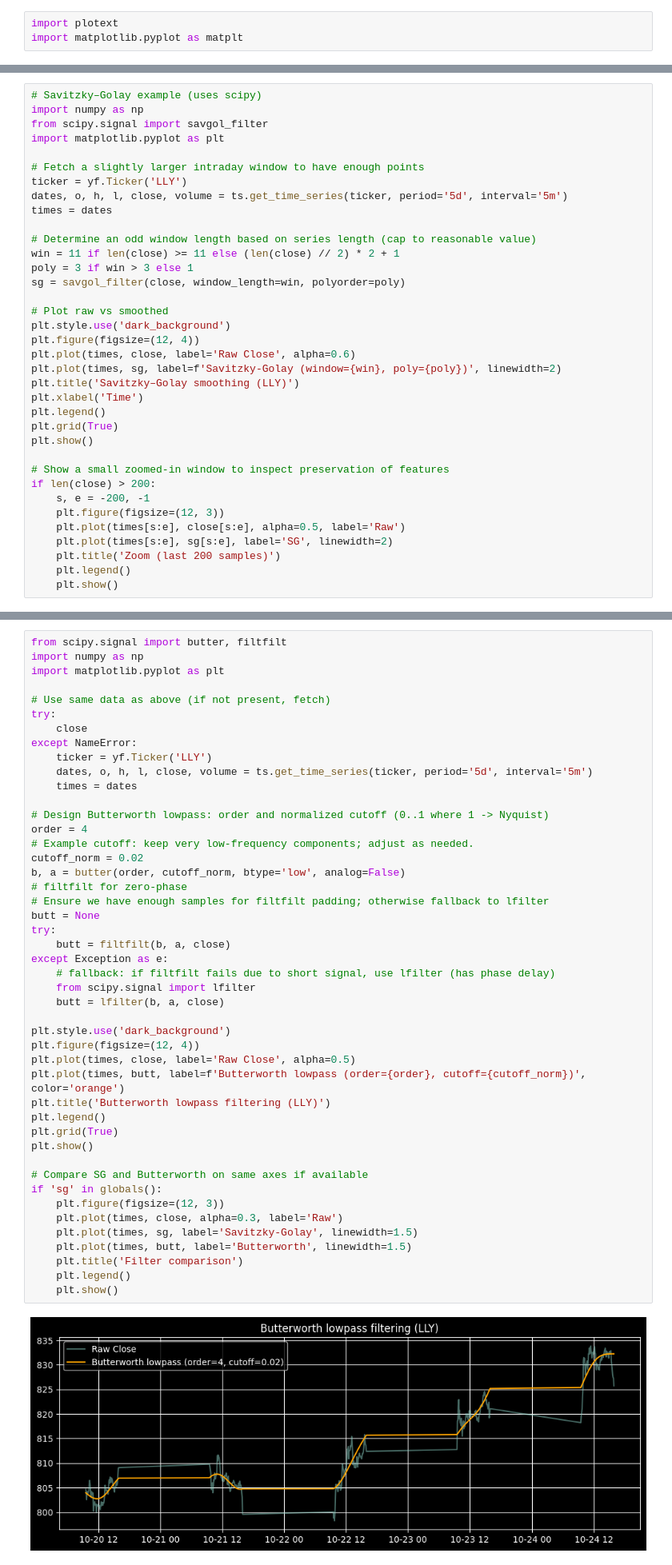
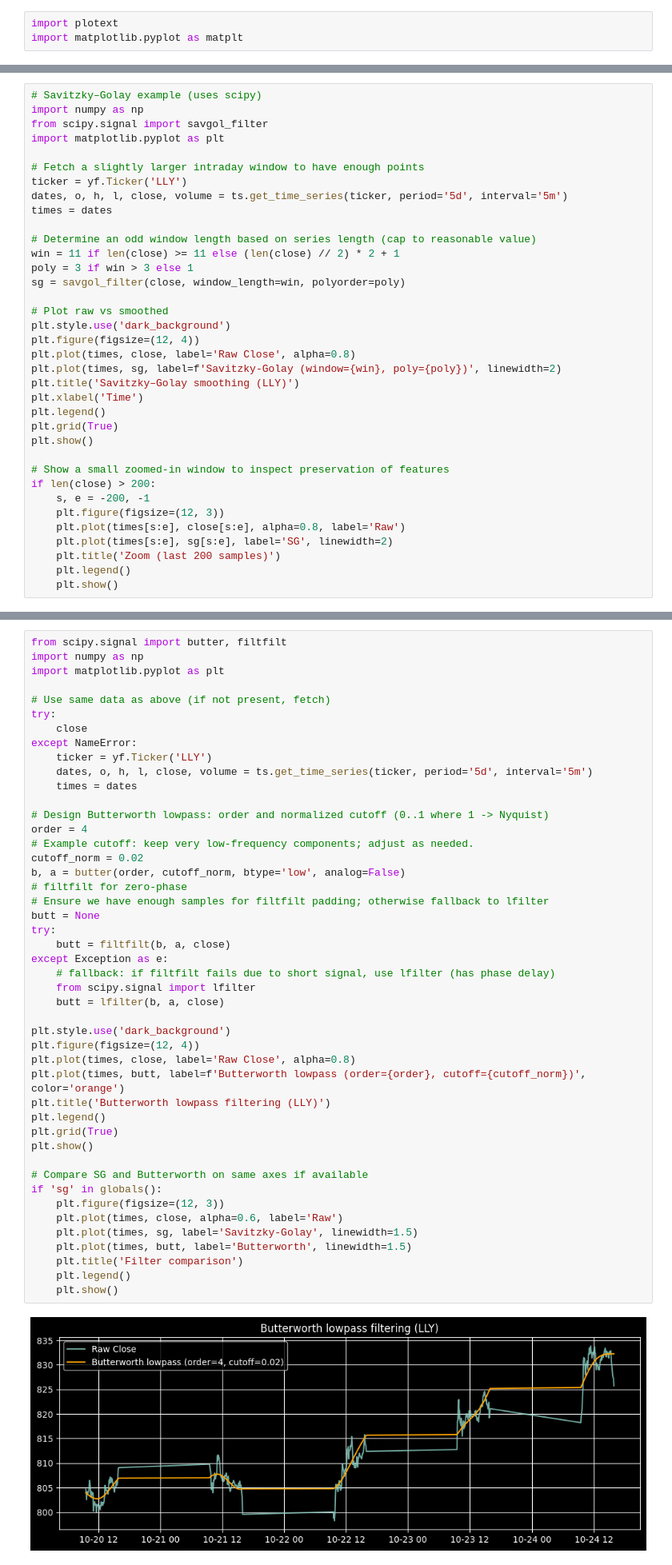
Before and after one commit to matt-suncy/stockanalysis, a Jupyter notebook: hands_on_basics.ipynb, the cells around one changed output, grey strips where cells are left out. Shown at 80% size. Saved outputs shown, nothing was run; the diff lists cells and outputs as text.

```diff
--- a/hands_on_basics.ipynb
+++ b/hands_on_basics.ipynb
@@ -106,7 +106,7 @@ sg = savgol_filter(close, window_length=win, polyorder=poly)
 # Plot raw vs smoothed
 plt.style.use('dark_background')
 plt.figure(figsize=(12, 4))
-plt.plot(times, close, label='Raw Close', alpha=0.6)
+plt.plot(times, close, label='Raw Close', alpha=0.8)
 plt.plot(times, sg, label=f'Savitzky-Golay (window={win}, poly={poly})', linewidth=2)
 plt.title('Savitzky–Golay smoothing (LLY)')
 plt.xlabel('Time')
@@ -118,7 +118,7 @@ plt.show()
 if len(close) > 200:
     s, e = -200, -1
     plt.figure(figsize=(12, 3))
-    plt.plot(times[s:e], close[s:e], alpha=0.5, label='Raw')
+    plt.plot(times[s:e], close[s:e], alpha=0.8, label='Raw')
     plt.plot(times[s:e], sg[s:e], label='SG', linewidth=2)
     plt.title('Zoom (last 200 samples)')
     plt.legend()
@@ -177,33 +187,33 @@ order = 4
 # Example cutoff: keep very low-frequency components; adjust as needed.
 cutoff_norm = 0.02
 b, a = butter(order, cutoff_norm, btype='low', analog=False)
 # filtfilt for zero-phase
 # Ensure we have enough samples for filtfilt padding; otherwise fallback to lfilter
 butt = None
 try:
     butt = filtfilt(b, a, close)
 except Exception as e:
     # fallback: if filtfilt fails due to short signal, use lfilter (has phase delay)
     from scipy.signal import lfilter
     butt = lfilter(b, a, close)
 
 plt.style.use('dark_background')
 plt.figure(figsize=(12, 4))
-plt.plot(times, close, label='Raw Close', alpha=0.5)
+plt.plot(times, close, label='Raw Close', alpha=0.8)
 plt.plot(times, butt, label=f'Butterworth lowpass (order={order}, cutoff={cutoff_norm})', color='orange')
 plt.title('Butterworth lowpass filtering (LLY)')
 plt.legend()
 plt.grid(True)
 plt.show()
 
 # Compare SG and Butterworth on same axes if available
 if 'sg' in globals():
     plt.figure(figsize=(12, 3))
-    plt.plot(times, close, alpha=0.3, label='Raw')
+    plt.plot(times, close, alpha=0.6, label='Raw')
     plt.plot(times, sg, label='Savitzky-Golay', linewidth=1.5)
     plt.plot(times, butt, label='Butterworth', linewidth=1.5)
     plt.title('Filter comparison')
     plt.legend()
     plt.show()
 # %% [output]
-[figure, old version]
+[figure, new version]
```
Also changed, not shown: parts of 4 cells of this notebook.
